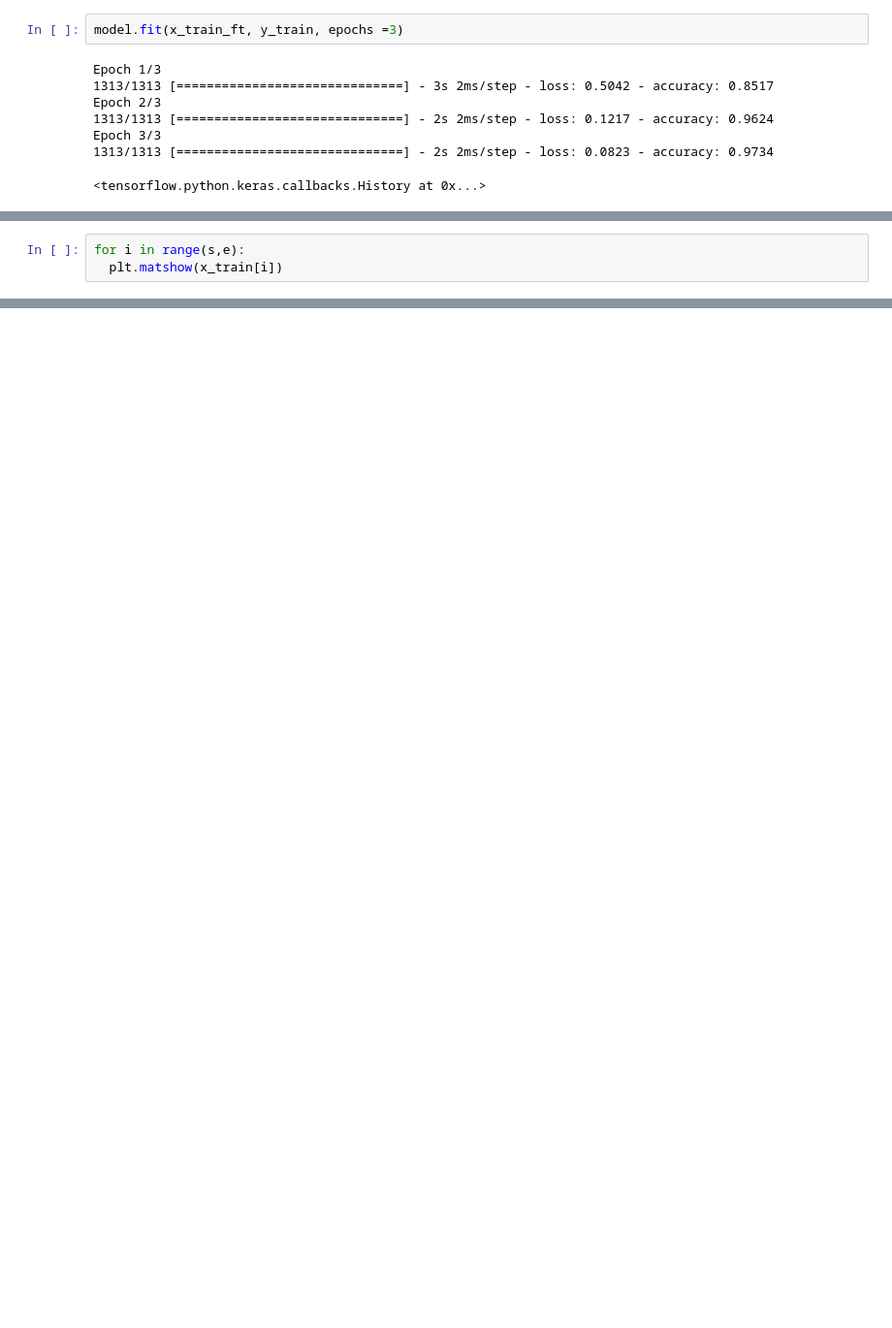
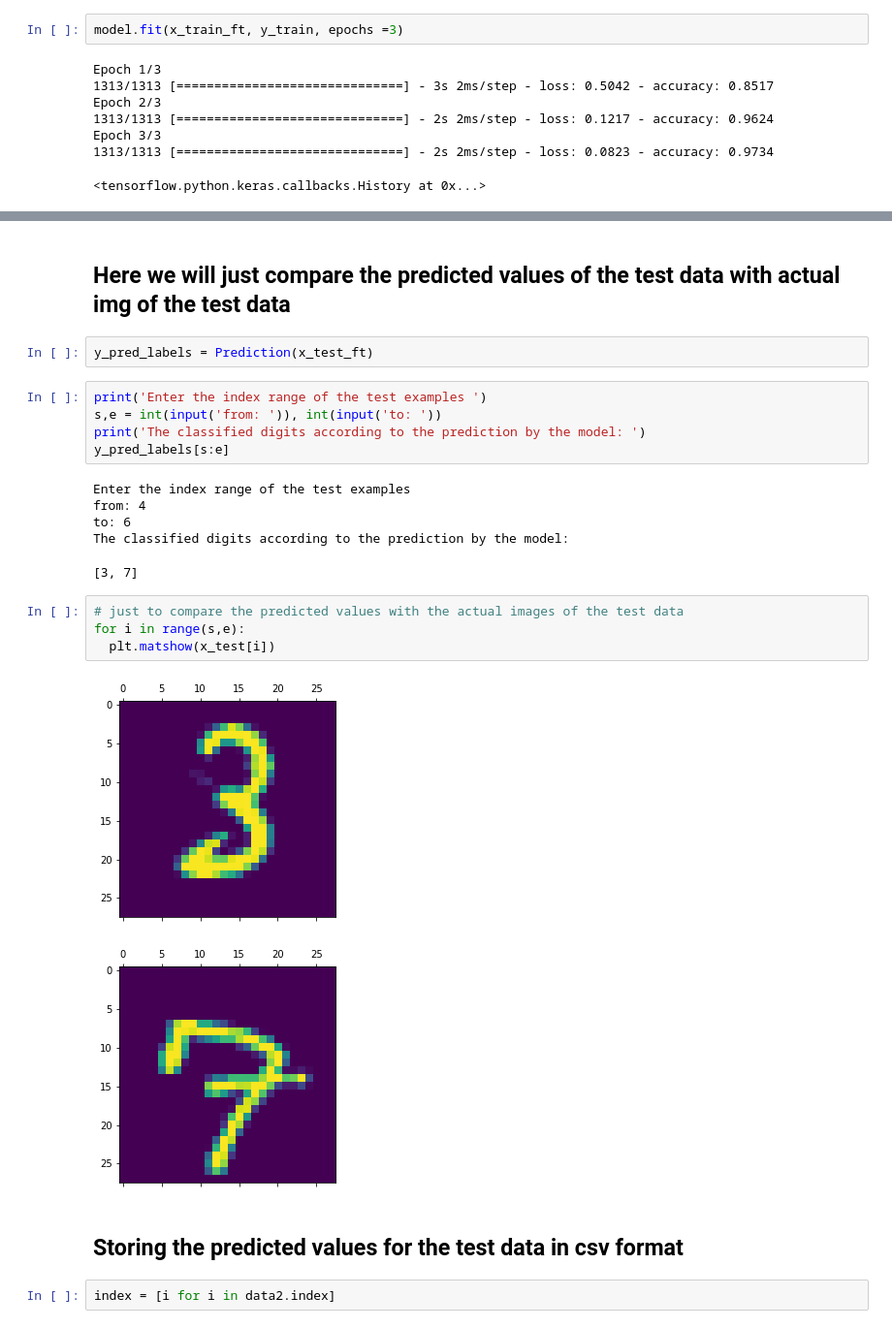
Before and after one commit to siddhant-dutta/MOODIFY-learning, a Jupyter notebook: Assignment_3/problem2/DigitClassification_without_Convolution.ipynb, the cells around one changed output, grey strips where cells are left out. Shown at 97% size. Drawn from its saved outputs; the diff is of its cells as text; blank space fills up the shorter version.

```diff
--- a/Assignment_3/problem2/DigitClassification_without_Convolution.ipynb
+++ b/Assignment_3/problem2/DigitClassification_without_Convolution.ipynb
@@ -116,3 +118,0 @@ y_pred_labels[s:e]
-# %%
-for i in range(s,e):
-  plt.matshow(x_train[i])
@@ -146,0 +145,26 @@ Text(69.0, 0.5, 'Truth')
+# %% [markdown]
+## Here we will just compare the predicted values of the test data with actual img of the test data
+# %%
+y_pred_labels = Prediction(x_test_ft)
+# %%
+print('Enter the index range of the test examples ')
+s,e = int(input('from: ')), int(input('to: '))
+print('The classified digits according to the prediction by the model: ')
+y_pred_labels[s:e]
+# %% [output]
+Enter the index range of the test examples
+from: 4
+to: 6
+The classified digits according to the prediction by the model:
+[3, 7]
+# %%
+# just to compare the predicted values with the actual images of the test data
+for i in range(s,e):
+  plt.matshow(x_test[i])
+# %% [output]
+[figure, added]
+[figure, added]
+# %% [markdown]
+## Storing the predicted values for the test data in csv format
+# %%
+index = [i for i in data2.index]
```
Also changed, not shown: parts of 16 cells of this notebook, 1 other file.
